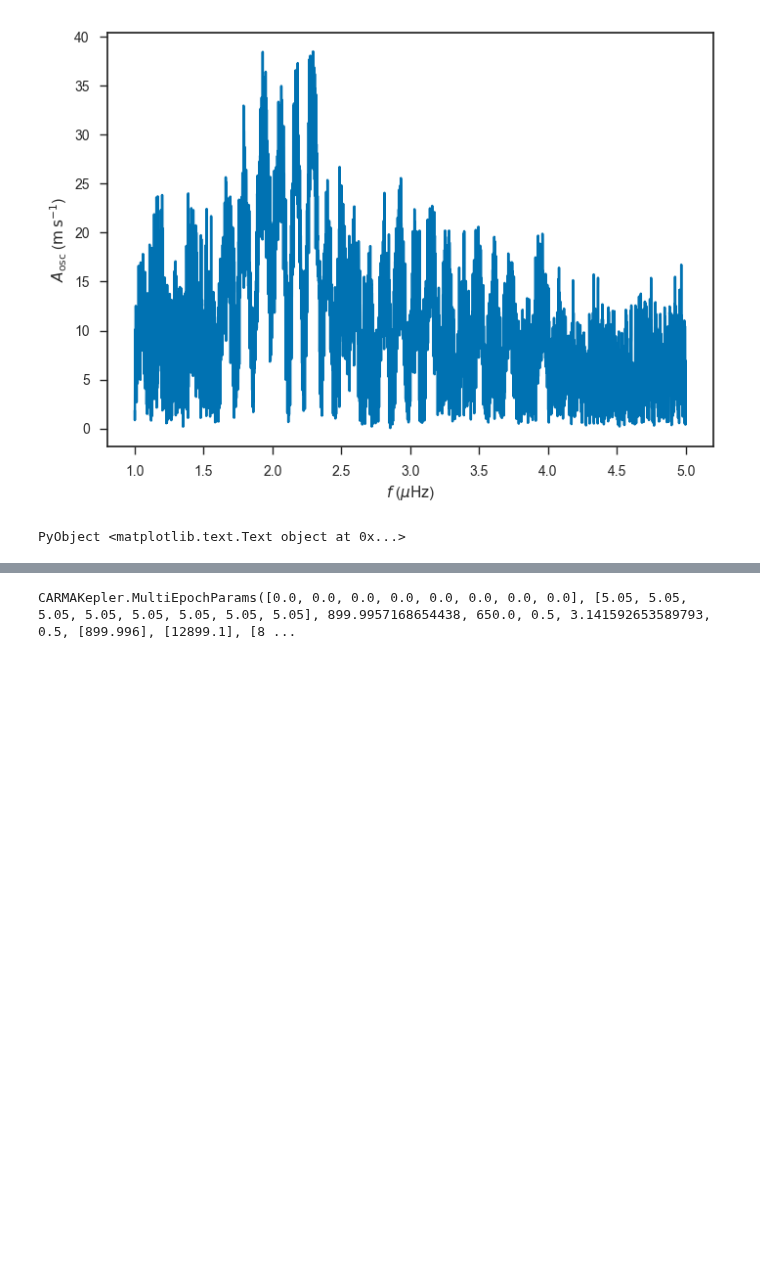
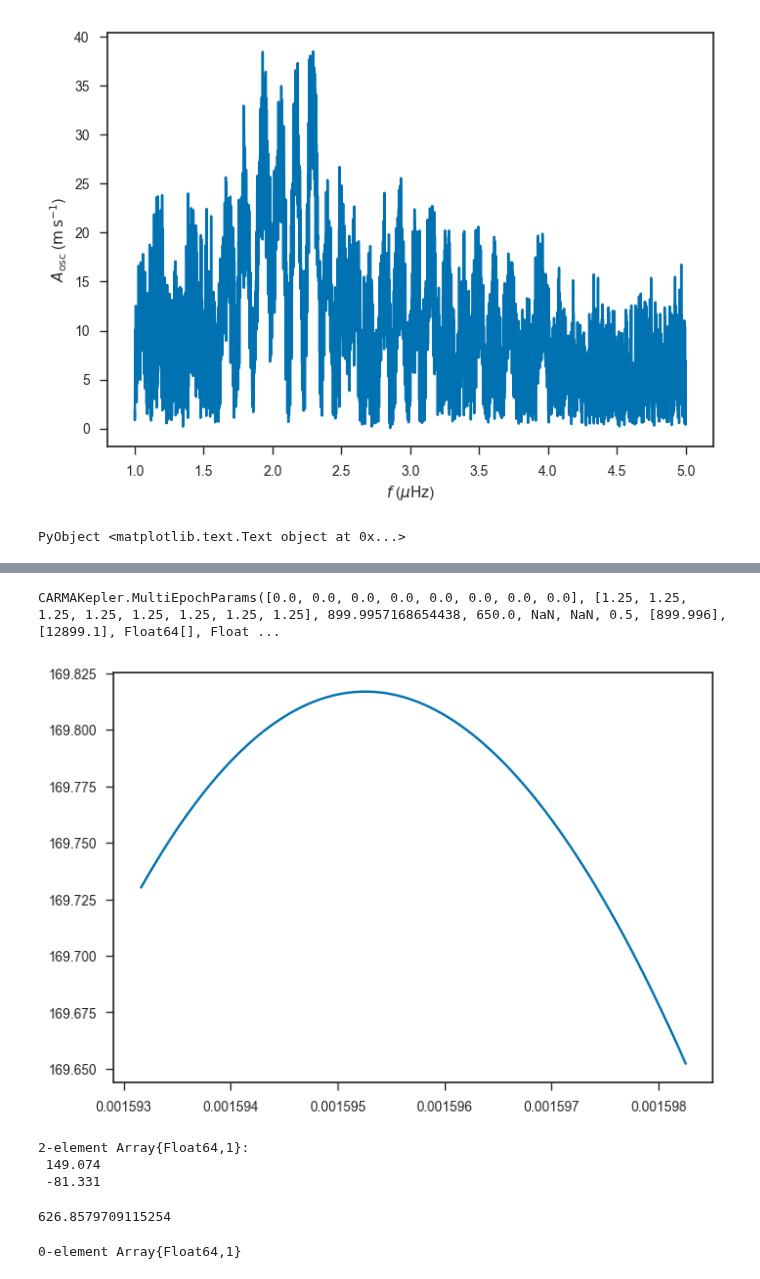
Before and after one commit to farr/Aldebaran, a Jupyter notebook: notebooks/LargeSpacing.ipynb, the cells around one changed output, grey strips where cells are left out. Saved outputs shown, nothing was run; the diff lists cells and outputs as text; code cells hidden in the pictures; blank space fills up the shorter version.

```diff
--- a/notebooks/LargeSpacing.ipynb
+++ b/notebooks/LargeSpacing.ipynb
@@ -108,20 +141,44 @@ end
 # %%
-post = CARMAKepler.MultiEpochPosterior(ts, ys, dys, 600.0, 700.0, 1, 8, 0.1*muHz, 5*muHz);
+post = CARMAKepler.MultiEpochPosterior(ts, ys, dys, 600.0, 700.0, 1, 0, 0.1*muHz, 5*muHz);
 p0 = CARMAKepler.to_params(post, zeros(CARMAKepler.nparams(post)))
 # %% [output]
-CARMAKepler.MultiEpochParams([0.0, 0.0, 0.0, 0.0, 0.0, 0.0, 0.0, 0.0], [5.05, 5.05, 5.05, 5.05, 5.05, 5.05, 5.05, 5.05], 899.9957168654438, 650.0, 0.5, 3.141592653589793, 0.5, [899.996], [12899.1], [8 ...
+CARMAKepler.MultiEpochParams([0.0, 0.0, 0.0, 0.0, 0.0, 0.0, 0.0, 0.0], [1.25, 1.25, 1.25, 1.25, 1.25, 1.25, 1.25, 1.25], 899.9957168654438, 650.0, NaN, NaN, 0.5, [899.996], [12899.1], Float64[], Float ...
+# %%
+fs_kep = collect(linspace(1.0/(Pkep+1), 1.0/(Pkep-1), 1000))
+coeffs_kep = [Periodogram.pgram(ts, ys, dys, f) for f in fs_kep]
+rmss_kep = [sqrt(c[end-1]^2 + c[end]^2) for c in coeffs_kep]
+plot(fs_kep, rmss_kep)
+Pkep = 1.0/fs_kep[indmax(rmss_kep)]
+rms_kep = maximum(rmss_kep)
+ckep = coeffs_kep[indmax(rmss_kep)]
+Akep, Bkep = coeffs_kep[indmax(rmss_kep)][end-1:end]
+# %% [output]
+[figure, added]
+2-element Array{Float64,1}:
+ 149.074
+ -81.331
+# %%
+Pkep
+# %% [output]
+626.8579709115254
 # %%
-p0.mu = [mean(y) for y in ys]
+p0.mu = ckep[1:end-2]
 p0.nu = ones(size(ts, 1))
-p0.K = rms_amps[indmax(rms_amps)]/10.0
+p0.K = 136.1 #sqrt(Akep^2 + Bkep^2)
 p0.P = Pkep
-p0.e = 0.1
-p0.omega = 0.1
-p0.chi = 0.2
+p0.ecosw = 0.01
+p0.esinw = 0.01
 
-p0.drw_rms = [1.0]
-p0.drw_rate = [2e-2]
+p0.chi = atan2(Bkep, Akep)/(2*pi)
+if p0.chi < 0.0
+    p0.chi += 1
+end
 
-p0.osc_rms = 1.0*ones(8)
-p0.osc_freq = sort(freqs)
-p0.osc_Q = 100.0*ones(8);
+p0.drw_rms = [850.0]
+p0.drw_rate = [0.07]
+
+p0.osc_rms = Float64[]
+p0.osc_freq = Float64[]
+p0.osc_Q = Float64[]
+# %% [output]
+0-element Array{Float64,1}
```
Also changed, not shown: parts of 38 cells of this notebook, 6 other files.
